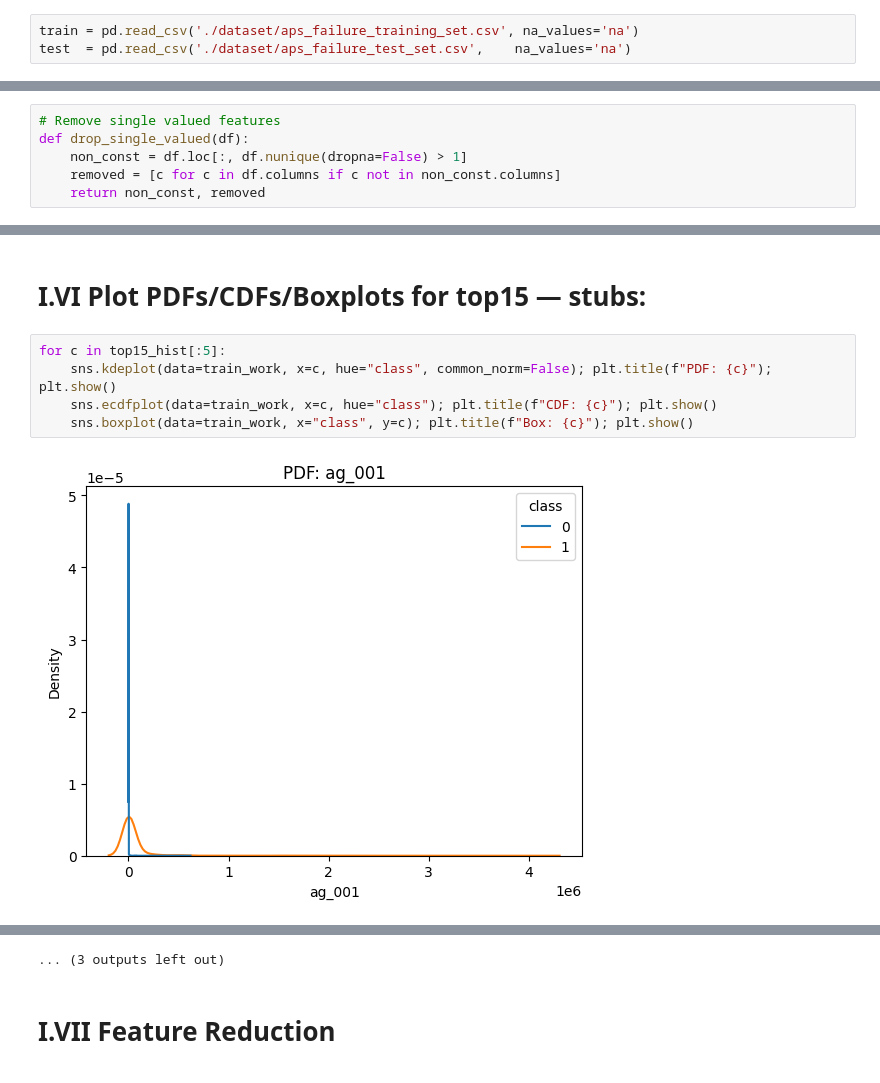
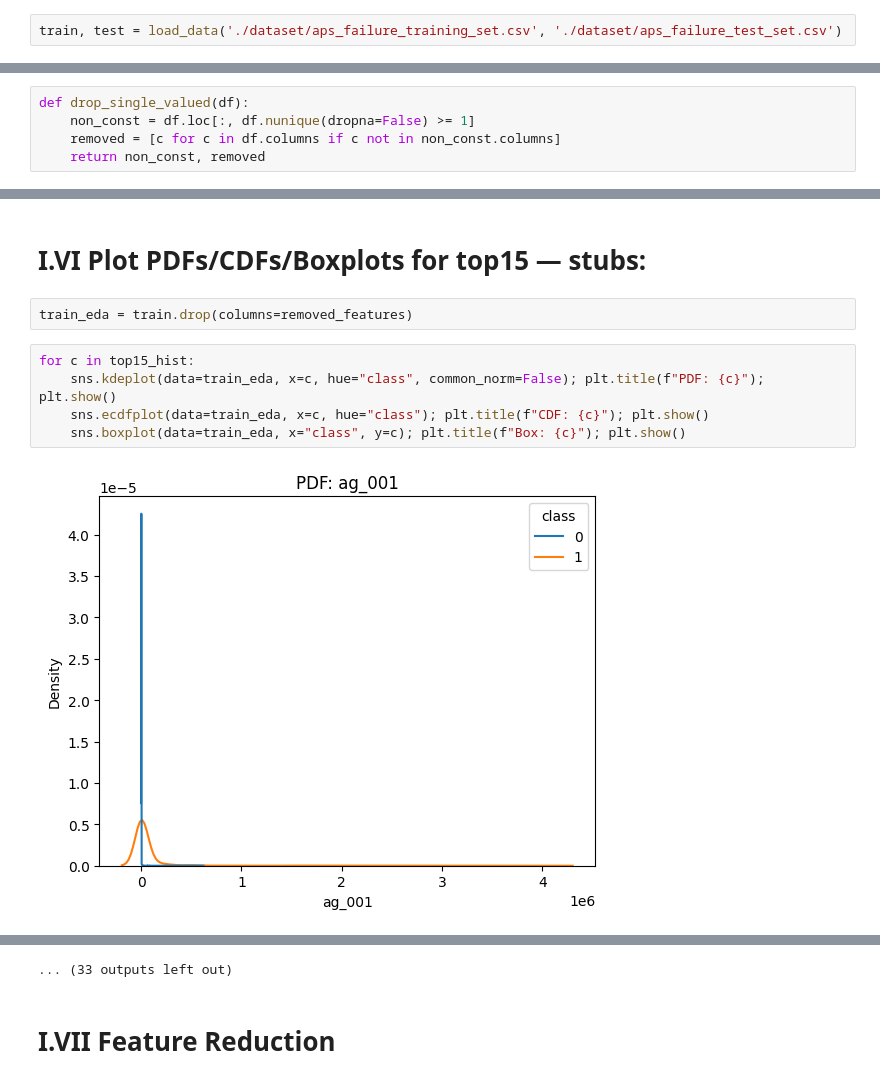
Before and after one commit to AgricolaC/Challenge-Stellantis---CarGuardians, a Jupyter notebook: src/01_eda.ipynb, the cells around one changed output, grey strips where cells are left out. Cells and saved outputs as stored; diff of their text form.

```diff
--- a/src/01_eda.ipynb
+++ b/src/01_eda.ipynb
@@ -66,5 +76,4 @@ PosixPath('/Users/berkcalisir/School&Career/school-docs/Challenge@Stellantis/Cha
 # %% [markdown]
 When loading we replace "na" with null values.
 # %%
-train = pd.read_csv('./dataset/aps_failure_training_set.csv', na_values='na')
-test  = pd.read_csv('./dataset/aps_failure_test_set.csv',    na_values='na')
+train, test = load_data('./dataset/aps_failure_training_set.csv', './dataset/aps_failure_test_set.csv')
@@ -157,9 +166,8 @@ STATUS: There are/is 0 duplicated rows
 train["class"] = train["class"].replace({"neg":0, "pos":1})
 test["class"]  = test["class"].replace({"neg":0, "pos":1})
 # %%
-# Remove single valued features
 def drop_single_valued(df):
-    non_const = df.loc[:, df.nunique(dropna=False) > 1]
+    non_const = df.loc[:, df.nunique(dropna=False) >= 1]
     removed = [c for c in df.columns if c not in non_const.columns]
     return non_const, removed
 # %%
@@ -352,11 +360,13 @@ Top15 histogram features: ['ag_001', 'ag_002', 'ag_003', 'ag_006', 'ay_005', 'ay
 Top15 numerical features: ['aa_000', 'al_000', 'am_0', 'ap_000', 'aq_000', 'bb_000', 'bj_000', 'bt_000', 'bu_000', 'bv_000', 'by_000', 'ci_000', 'ck_000', 'cq_000', 'dn_000']
 # %% [markdown]
 # I.VI Plot PDFs/CDFs/Boxplots for top15 — stubs:
+# %%
+train_eda = train.drop(columns=removed_features)
 # %%
-for c in top15_hist[:5]:
-    sns.kdeplot(data=train_work, x=c, hue="class", common_norm=False); plt.title(f"PDF: {c}"); plt.show()
-    sns.ecdfplot(data=train_work, x=c, hue="class"); plt.title(f"CDF: {c}"); plt.show()
-    sns.boxplot(data=train_work, x="class", y=c); plt.title(f"Box: {c}"); plt.show()
+for c in top15_hist:
+    sns.kdeplot(data=train_eda, x=c, hue="class", common_norm=False); plt.title(f"PDF: {c}"); plt.show()
+    sns.ecdfplot(data=train_eda, x=c, hue="class"); plt.title(f"CDF: {c}"); plt.show()
+    sns.boxplot(data=train_eda, x="class", y=c); plt.title(f"Box: {c}"); plt.show()
 # %% [output]
-[figure, old version]
+[figure, new version]
 [figure]
@@ -373,4 +383,4 @@ for c in top15_hist[:5]:
-... (3 outputs left out)
+... (33 outputs left out)
 # %% [markdown]
 # I.VII Feature Reduction
 # %%
```
Also changed, not shown: parts of 16 cells of this notebook, 38 other files.
